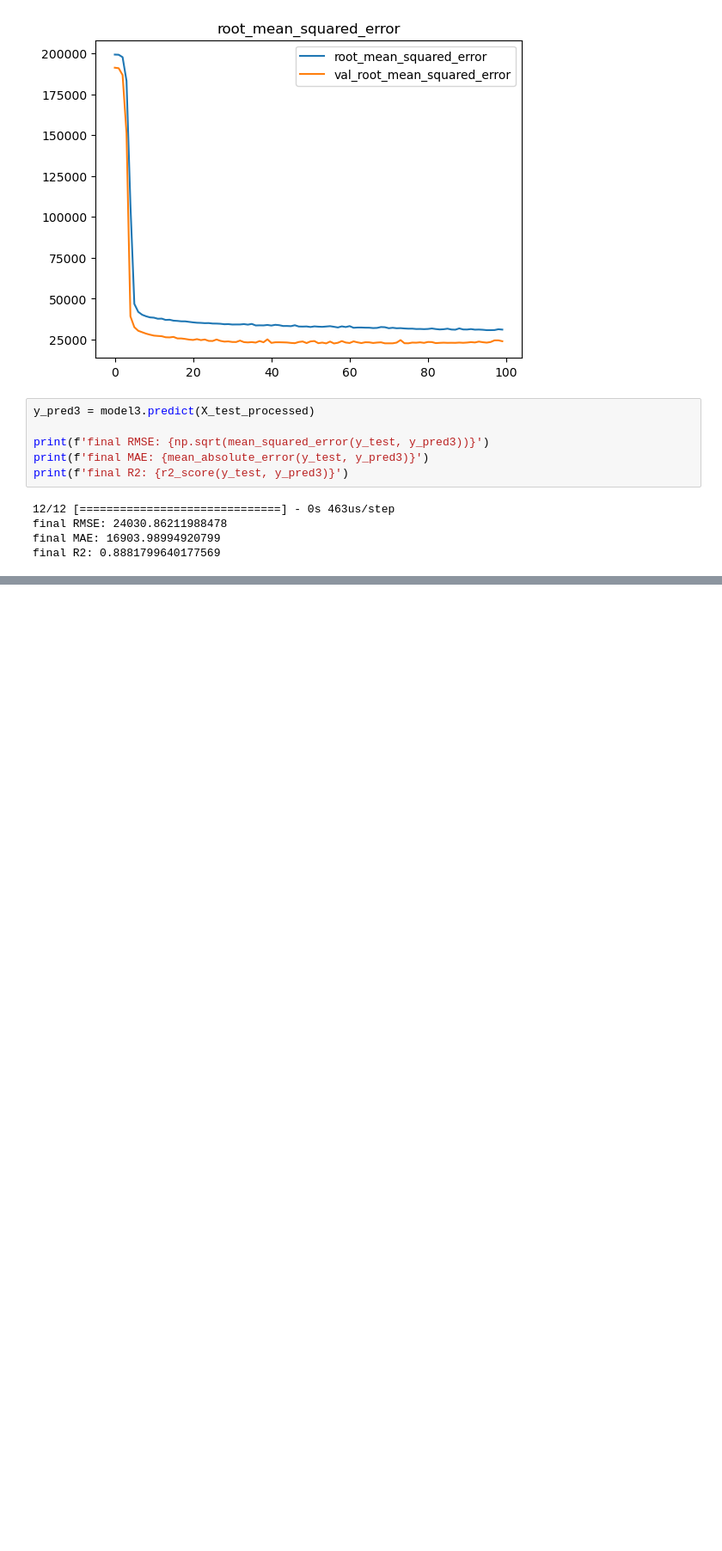
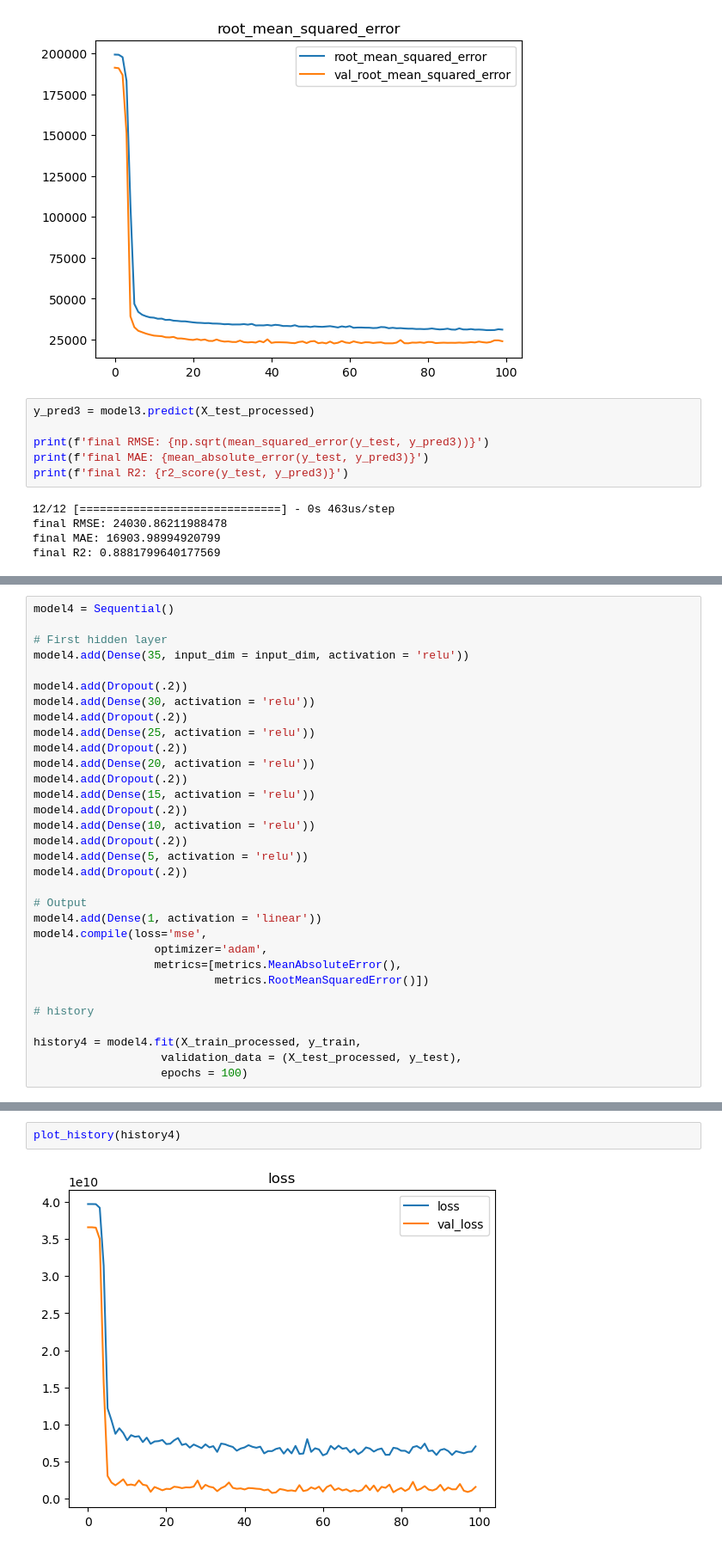
Before and after one commit to AshleyHeinrich/Neural_Network_Core, a Jupyter notebook: Neural_Networks_Core.ipynb, the cells around one changed output, grey strips where cells are left out. Shown at 86% size. Saved outputs shown, nothing was run; the diff lists cells and outputs as text; blank space fills up the shorter version.

```diff
--- a/Neural_Networks_Core.ipynb
+++ b/Neural_Networks_Core.ipynb
@@ -1366,0 +1374,32 @@ final R2: 0.8881799640177569
+# %%
+model4 = Sequential()
+
+# First hidden layer
+model4.add(Dense(35, input_dim = input_dim, activation = 'relu'))
+
+model4.add(Dropout(.2))
+model4.add(Dense(30, activation = 'relu'))
+model4.add(Dropout(.2))
+model4.add(Dense(25, activation = 'relu'))
+model4.add(Dropout(.2))
+model4.add(Dense(20, activation = 'relu'))
+model4.add(Dropout(.2))
+model4.add(Dense(15, activation = 'relu'))
+model4.add(Dropout(.2))
+model4.add(Dense(10, activation = 'relu'))
+model4.add(Dropout(.2))
+model4.add(Dense(5, activation = 'relu'))
+model4.add(Dropout(.2))
+
+# Output
+model4.add(Dense(1, activation = 'linear'))
+model4.compile(loss='mse',
+                  optimizer='adam',
+                  metrics=[metrics.MeanAbsoluteError(),
+                           metrics.RootMeanSquaredError()])
+
+# history
+
+history4 = model4.fit(X_train_processed, y_train,
+                   validation_data = (X_test_processed, y_test),
+                   epochs = 100)
@@ -1366,0 +1424,4 @@ final R2: 0.8881799640177569
+# %%
+plot_history(history4)
+# %% [output]
+[figure, added]
```
Also changed, not shown: parts of 9 cells of this notebook.
